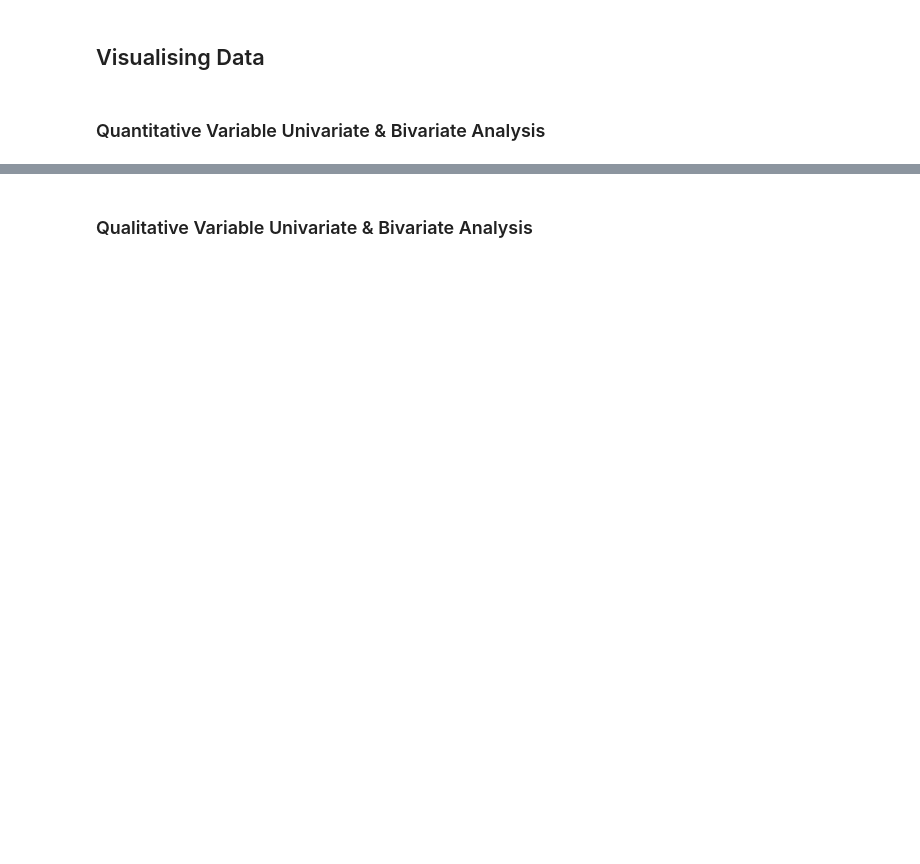
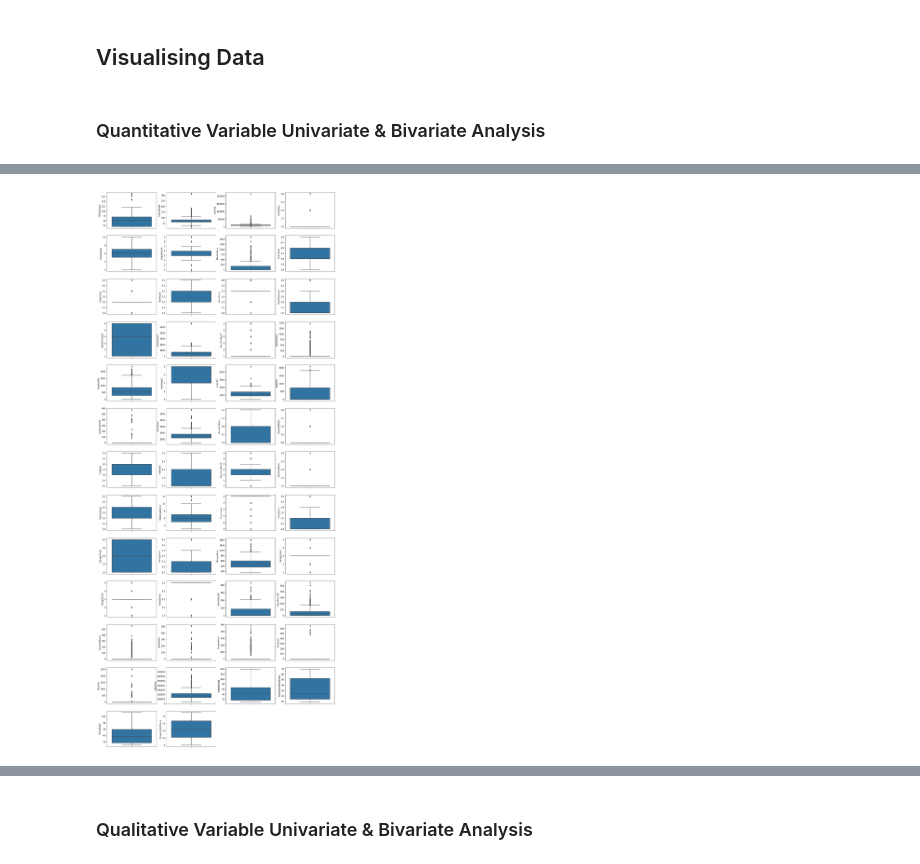
Before and after one commit to ppawar88/DSProject, a Jupyter notebook: Surprise Housing - LR/Surprise Housing - Price Prediction.ipynb, the cells around one changed output, grey strips where cells are left out. Drawn from its saved outputs; the diff is of its cells as text; code cells hidden in the pictures; blank space fills up the shorter version.

```diff
--- a/Surprise Housing - LR/Surprise Housing - Price Prediction.ipynb
+++ b/Surprise Housing - LR/Surprise Housing - Price Prediction.ipynb
@@ -260,0 +497,11 @@ plt.show()
+# %%
+count = 1
+plt.figure(figsize=(20,50))
+for n in qutVar:
+    plt.subplot(math.ceil(qutVar.size / 4), 4, count)
+    sns.boxplot(y=housingDF[n])
+    count += 1
+
+plt.show()
+# %% [output]
+[figure, added]
```
Also changed, not shown: parts of 64 cells of this notebook.
